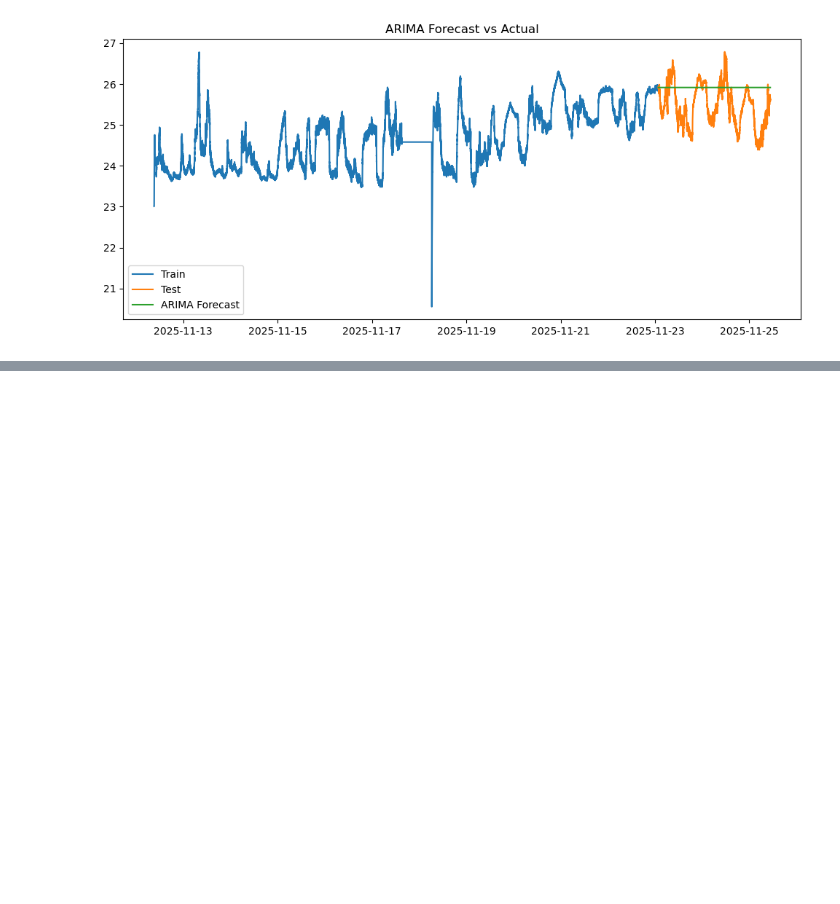
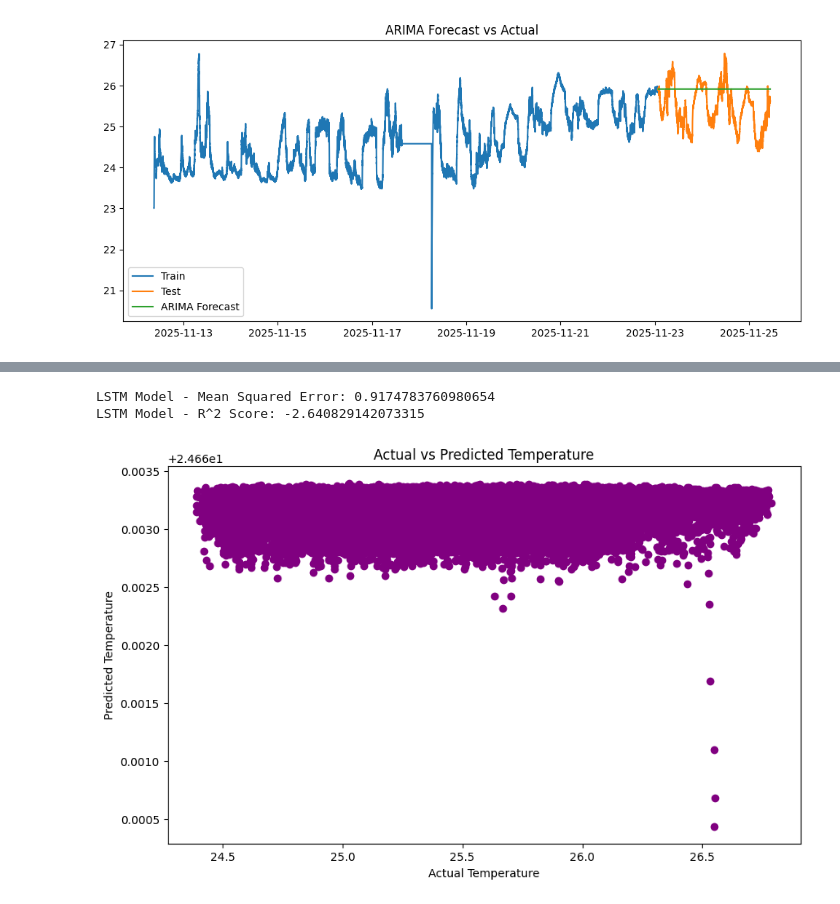
Before and after one commit to SaraAlameen82/IoT_Application_Project, a Jupyter notebook: main.ipynb, the cells around one changed output, grey strips where cells are left out. Saved outputs shown, nothing was run; the diff lists cells and outputs as text; code cells hidden in the pictures; blank space fills up the shorter version.

```diff
--- a/main.ipynb
+++ b/main.ipynb
@@ -314,0 +497,16 @@ plt.show()
+# %%
+# Evaluate the model
+mse = mean_squared_error(y_test, y_pred)
+r2 = r2_score(y_test, y_pred)
+print(f"LSTM Model - Mean Squared Error: {mse}")
+print(f"LSTM Model - R^2 Score: {r2}")
+plt.figure(figsize=(10,6))
+plt.scatter(y_test, y_pred, color='purple')
+plt.xlabel("Actual Temperature")
+plt.ylabel("Predicted Temperature")
+plt.title("Actual vs Predicted Temperature")
+plt.show()
+# %% [output]
+LSTM Model - Mean Squared Error: 0.9174783760980654
+LSTM Model - R^2 Score: -2.640829142073315
+[figure, added]
```
Also changed, not shown: parts of 15 cells of this notebook.
